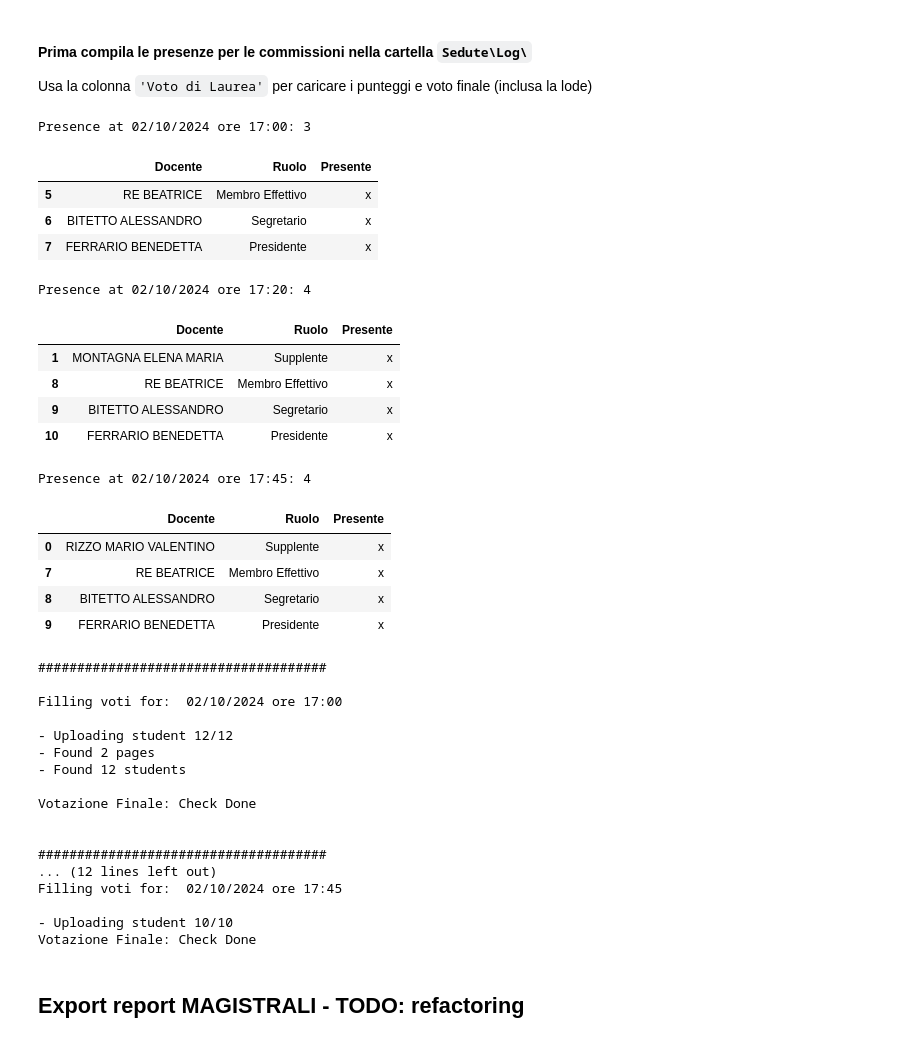
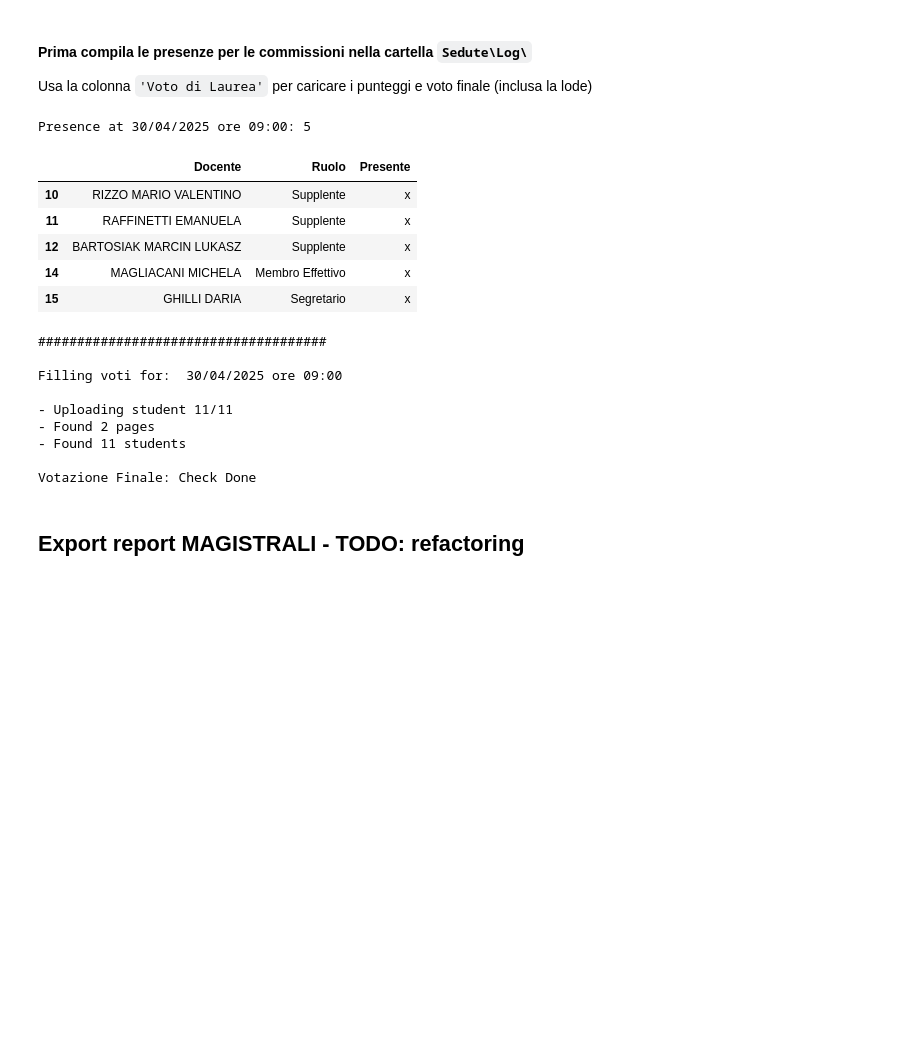
Before and after one commit to AleBitetto/Tool-sedute-laurea, a Jupyter notebook: Download lista studenti and upload voti.ipynb, the cells around one changed output. Drawn from its saved outputs; the diff is of its cells as text; code cells hidden in the pictures; blank space fills up the shorter version.

```diff
--- a/Download lista studenti and upload voti.ipynb
+++ b/Download lista studenti and upload voti.ipynb
@@ -315,44 +310,26 @@ Seduta "Mer 02 17.45" saved in "Sedute\Seduta Laurea 2024_10_01,02 FERRARIO.xlsx
 Usa la colonna `'Voto di Laurea'` per caricare i punteggi e voto finale (inclusa la lode)
 # %%
 # you can upload a single or multiple sedute "- Available sessions:" from above. If "[]" all sedute are uploaded
-upload_single_session=['02/10/2024 ore 17:00', '02/10/2024 ore 17:20', '02/10/2024 ore 17:45']
+upload_single_session=['30/04/2025 ore 09:00']
 
 upload_voti(GRADUATION_DATE, ESSE3_URL, ROOT_URL, TRIENNALI, upload_single_session)  # todo: va messo uno switch per le magistali con TRIENNALI
 # %% [output]
-Presence at 02/10/2024 ore 17:00: 3
+Presence at 30/04/2025 ore 09:00: 5
 |  | Docente | Ruolo | Presente |
-| 5 | RE BEATRICE | Membro Effettivo | x |
-| 6 | BITETTO ALESSANDRO | Segretario | x |
-| 7 | FERRARIO BENEDETTA | Presidente | x |
+| 10 | RIZZO MARIO VALENTINO | Supplente | x |
+| 11 | RAFFINETTI EMANUELA | Supplente | x |
+| 12 | BARTOSIAK MARCIN LUKASZ | Supplente | x |
+| 14 | MAGLIACANI MICHELA | Membro Effettivo | x |
+| 15 | GHILLI DARIA | Segretario | x |
-Presence at 02/10/2024 ore 17:20: 4
+#####################################
+
+Filling voti for:  30/04/2025 ore 09:00
+
+- Uploading student 11/11
+- Found 2 pages
+- Found 11 students
+
+Votazione Finale: Check Done
-|  | Docente | Ruolo | Presente |
-| 1 | MONTAGNA ELENA MARIA | Supplente | x |
-| 8 | RE BEATRICE | Membro Effettivo | x |
-| 9 | BITETTO ALESSANDRO | Segretario | x |
-| 10 | FERRARIO BENEDETTA | Presidente | x |
-Presence at 02/10/2024 ore 17:45: 4
-|  | Docente | Ruolo | Presente |
-| 0 | RIZZO MARIO VALENTINO | Supplente | x |
-| 7 | RE BEATRICE | Membro Effettivo | x |
-| 8 | BITETTO ALESSANDRO | Segretario | x |
-| 9 | FERRARIO BENEDETTA | Presidente | x |
-#####################################
-
-Filling voti for:  02/10/2024 ore 17:00
-
-- Uploading student 12/12
-- Found 2 pages
-- Found 12 students
-
-Votazione Finale: Check Done
-
-
-#####################################
-... (12 lines left out)
-Filling voti for:  02/10/2024 ore 17:45
-
-- Uploading student 10/10
-Votazione Finale: Check Done
 # %% [markdown]
 ## Export report MAGISTRALI  - TODO: refactoring
 # %%
```
Also changed, not shown: parts of 3 cells of this notebook, 1 other file.
